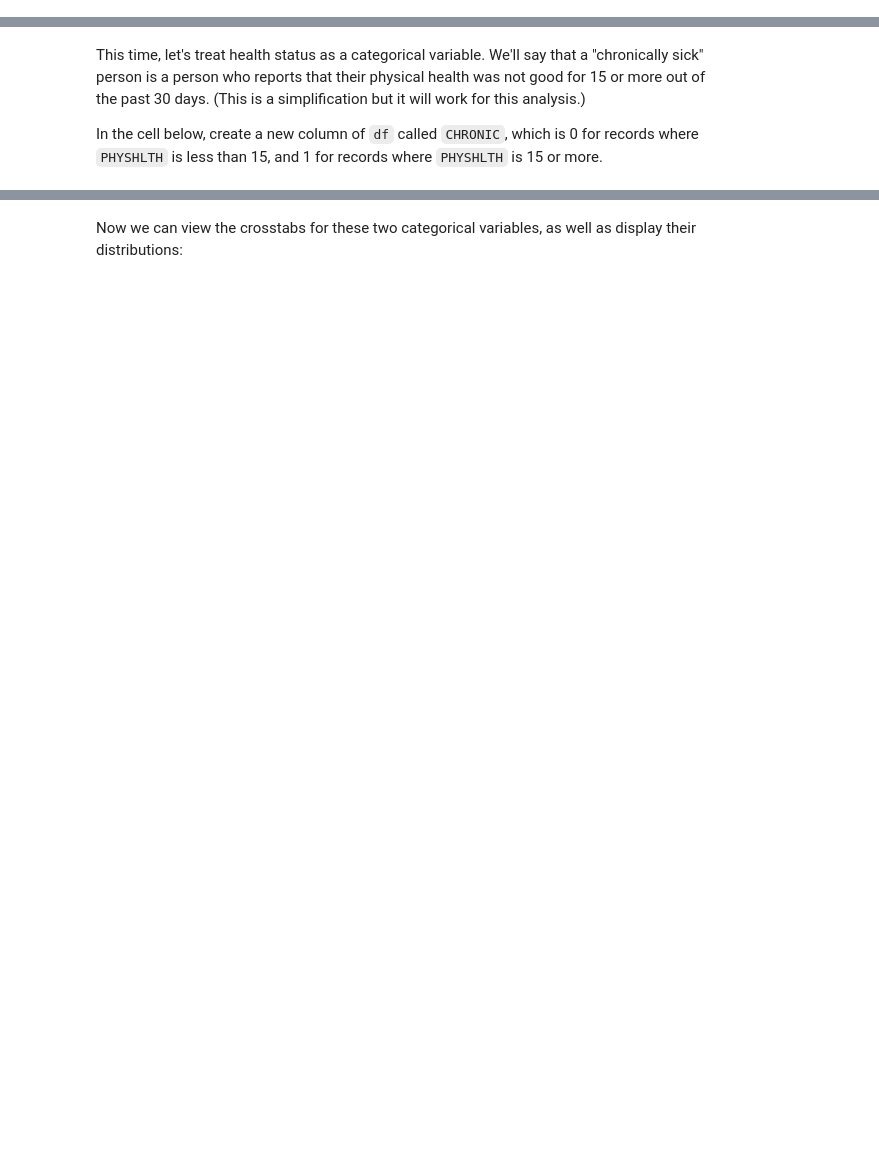
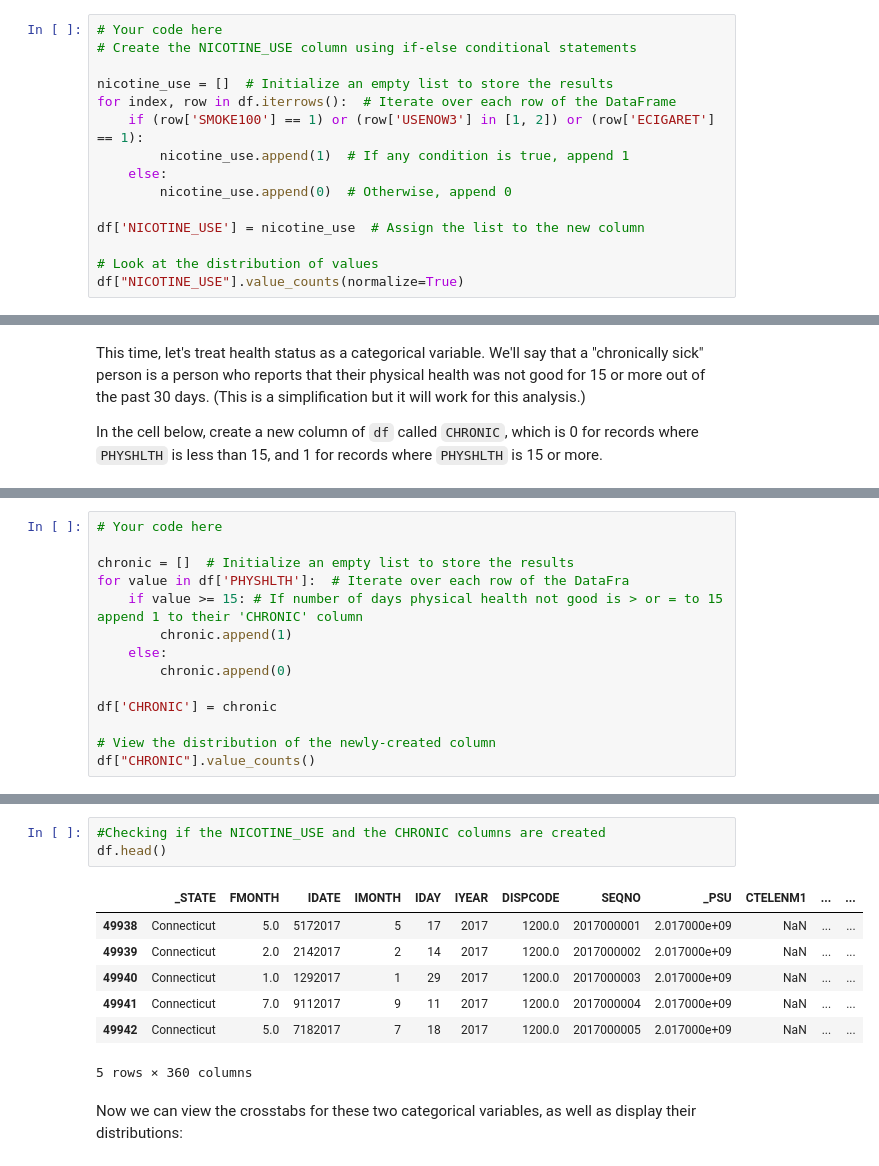
Before and after one commit to mwakad/dsc-hypothesis-testing-lab, a Jupyter notebook: index.ipynb, the cells around one changed output, grey strips where cells are left out. Cells and saved outputs as stored; diff of their text form; blank space fills up the shorter version.

Commit message:
relationship between chronic sickness and nicotine use

```diff
--- a/index.ipynb
+++ b/index.ipynb
@@ -476,0 +489,15 @@ KeyError: 'NICOTINE_USE'
+# %%
+# Your code here
+# Create the NICOTINE_USE column using if-else conditional statements
+
+nicotine_use = []  # Initialize an empty list to store the results
+for index, row in df.iterrows():  # Iterate over each row of the DataFrame
+    if (row['SMOKE100'] == 1) or (row['USENOW3'] in [1, 2]) or (row['ECIGARET'] == 1):
+        nicotine_use.append(1)  # If any condition is true, append 1
+    else:
+        nicotine_use.append(0)  # Otherwise, append 0
+
+df['NICOTINE_USE'] = nicotine_use  # Assign the list to the new column
+
+# Look at the distribution of values
+df["NICOTINE_USE"].value_counts(normalize=True)
@@ -485,0 +517,14 @@ df["CHRONIC"].value_counts()
+# %%
+# Your code here
+
+chronic = []  # Initialize an empty list to store the results
+for value in df['PHYSHLTH']:  # Iterate over each row of the DataFra
+    if value >= 15: # If number of days physical health not good is > or = to 15 append 1 to their 'CHRONIC' column
+        chronic.append(1)
+    else:
+        chronic.append(0)
+
+df['CHRONIC'] = chronic
+
+# View the distribution of the newly-created column
+df["CHRONIC"].value_counts()
@@ -486,3 +540,14 @@ df["CHRONIC"].value_counts()
+# %%
+#Checking if the NICOTINE_USE and the CHRONIC columns are created
+df.head()
+# %% [output]
+|  | _STATE | FMONTH | IDATE | IMONTH | IDAY | IYEAR | DISPCODE | SEQNO | _PSU | CTELENM1 | ... | ... |
+| 49938 | Connecticut | 5.0 | 5172017 | 5 | 17 | 2017 | 1200.0 | 2017000001 | 2.017000e+09 | NaN | ... | ... |
+| 49939 | Connecticut | 2.0 | 2142017 | 2 | 14 | 2017 | 1200.0 | 2017000002 | 2.017000e+09 | NaN | ... | ... |
+| 49940 | Connecticut | 1.0 | 1292017 | 1 | 29 | 2017 | 1200.0 | 2017000003 | 2.017000e+09 | NaN | ... | ... |
+| 49941 | Connecticut | 7.0 | 9112017 | 9 | 11 | 2017 | 1200.0 | 2017000004 | 2.017000e+09 | NaN | ... | ... |
+| 49942 | Connecticut | 5.0 | 7182017 | 7 | 18 | 2017 | 1200.0 | 2017000005 | 2.017000e+09 | NaN | ... | ... |
+5 rows × 360 columns
 # %% [markdown]
 Now we can view the crosstabs for these two categorical variables, as well as display their distributions:
 # %%
```
Also changed, not shown: parts of 25 cells of this notebook.
